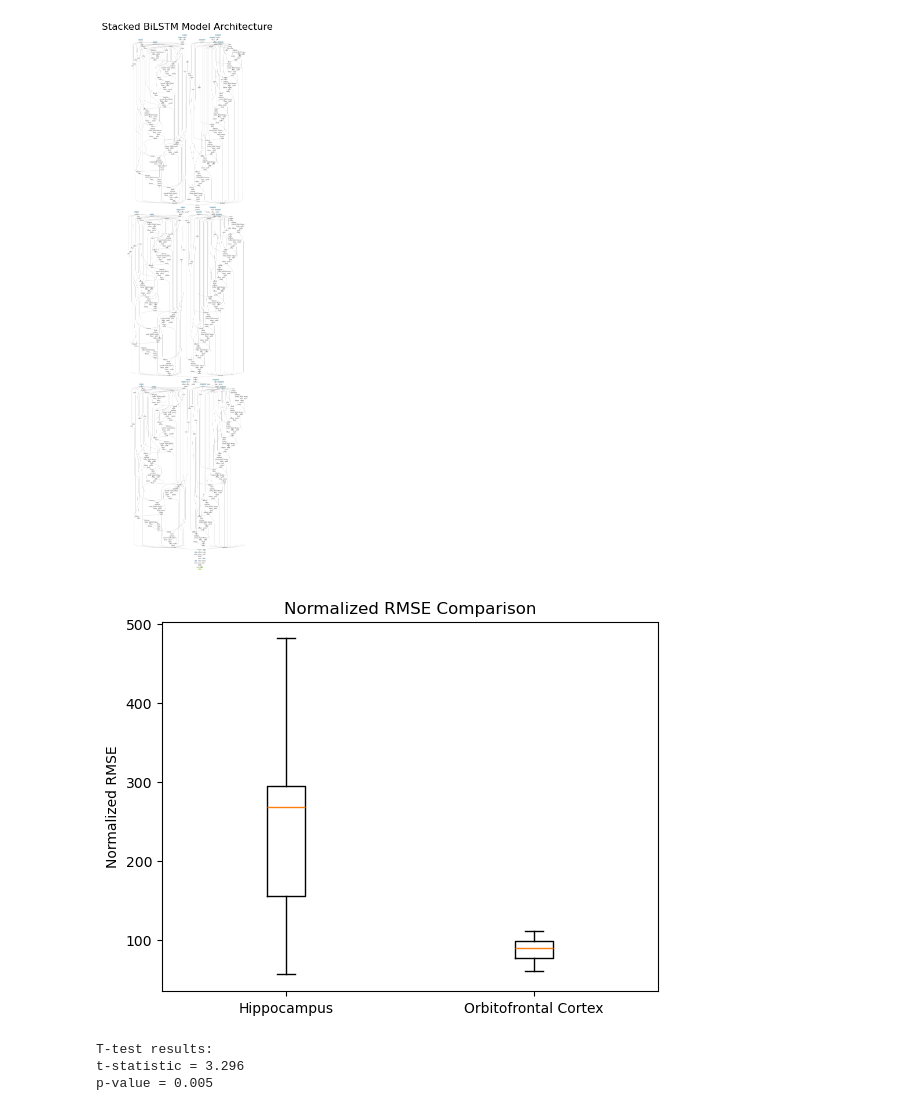
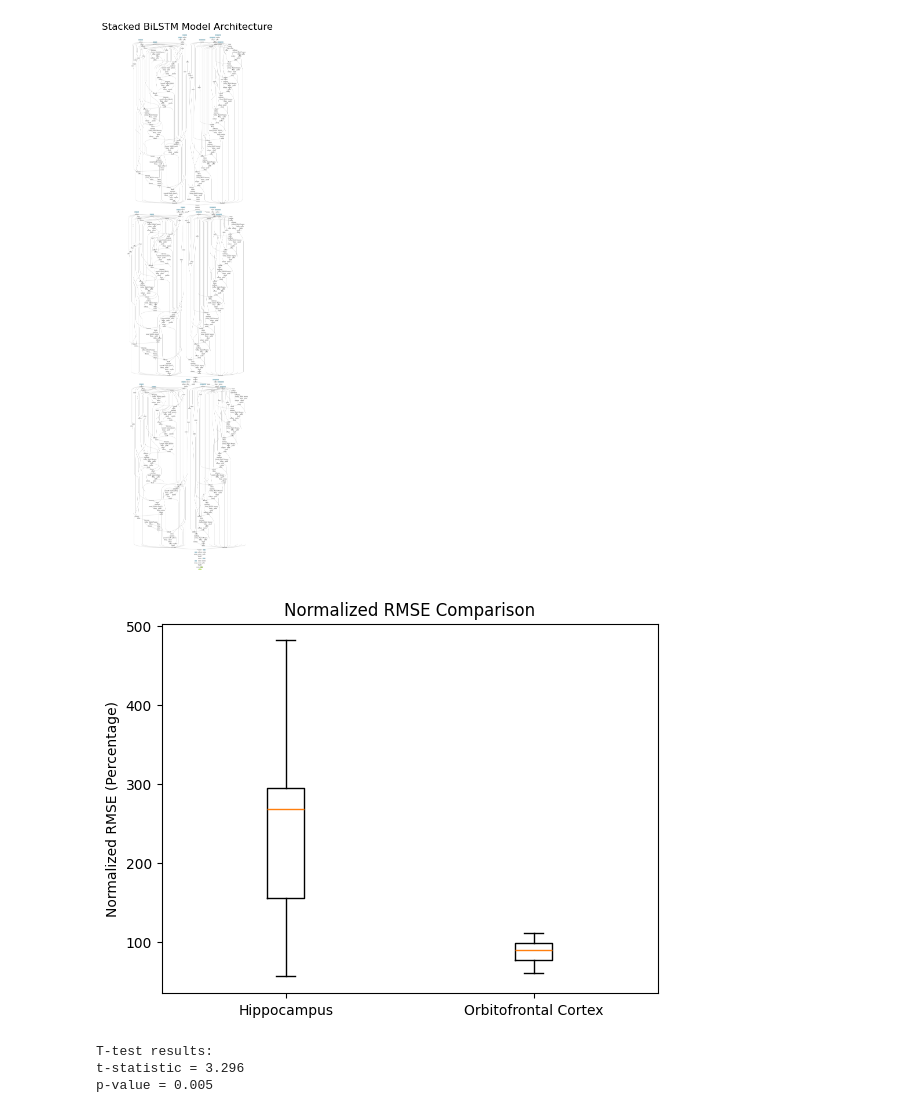
Before and after one commit to LeonardoFerrisi/SpikeInference, a Jupyter notebook: spike_inference_v2.ipynb, the cells around one changed output. Cells and saved outputs as stored; diff of their text form; code cells hidden in the pictures.

```diff
--- a/spike_inference_v2.ipynb
+++ b/spike_inference_v2.ipynb
@@ -456,28 +434,28 @@ Model architecture visualization saved as 'stacked_bilstm_architecture.png'.
 # %%
 import numpy as np
 import matplotlib.pyplot as plt
 from scipy.stats import ttest_ind
 
 # RMSE values
 hippocampus = np.array([171, 284, 56, 276, 260, 482, 329, 107])
 orbitofrontal = np.array([111, 61, 96, 108, 87, 79, 91, 70])
 
 # Create a boxplot
 data = [hippocampus, orbitofrontal]
 labels = ['Hippocampus', 'Orbitofrontal Cortex']
 
 plt.boxplot(data, labels=labels)
 plt.title('Normalized RMSE Comparison')
-plt.ylabel('Normalized RMSE')
+plt.ylabel('Normalized RMSE (Percentage)')
 plt.show()
 
 # Perform an independent two-sample t-test
 t_stat, p_value = ttest_ind(hippocampus, orbitofrontal)
 print("T-test results:")
 print(f"t-statistic = {t_stat:.3f}")
 print(f"p-value = {p_value:.3f}")
 # %% [output]
-[figure, old version]
+[figure, new version]
 T-test results:
 t-statistic = 3.296
 p-value = 0.005
```
Also changed, not shown: parts of 1 cell of this notebook.
